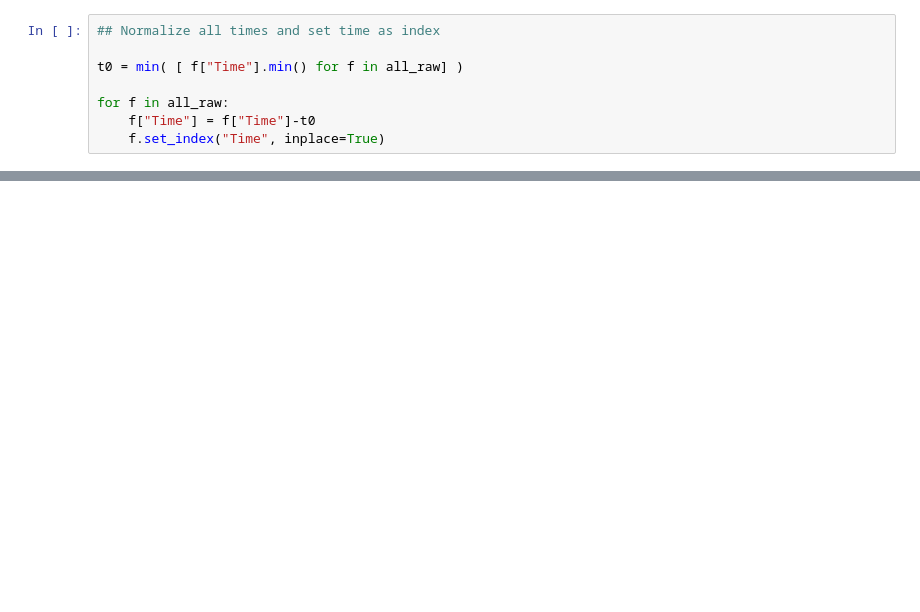
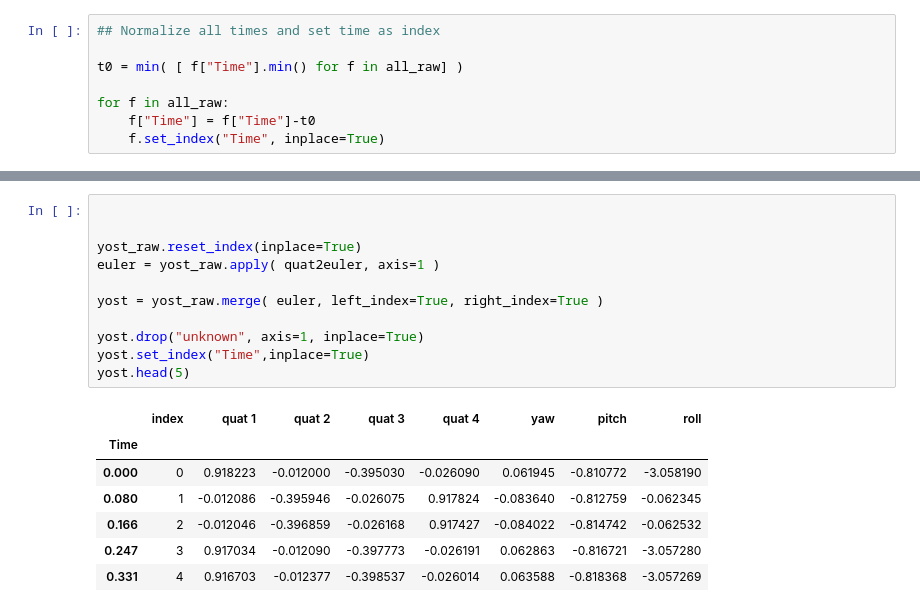
Before and after one commit to amarburg/covis_imu_analysis, a Jupyter notebook: imu_analysis.ipynb, the cells around one changed output, grey strips where cells are left out. Cells and saved outputs as stored; diff of their text form; blank space fills up the shorter version.

```diff
--- a/imu_analysis.ipynb
+++ b/imu_analysis.ipynb
@@ -61,0 +87,19 @@ yost_raw.head(5)
+# %%
+
+
+yost_raw.reset_index(inplace=True)
+euler = yost_raw.apply( quat2euler, axis=1 )
+
+yost = yost_raw.merge( euler, left_index=True, right_index=True )
+
+yost.drop("unknown", axis=1, inplace=True)
+yost.set_index("Time",inplace=True)
+yost.head(5)
+# %% [output]
+|  | index | quat 1 | quat 2 | quat 3 | quat 4 | yaw | pitch | roll |
+| Time |  |  |  |  |  |  |  |  |
+| 0.000 | 0 | 0.918223 | -0.012000 | -0.395030 | -0.026090 | 0.061945 | -0.810772 | -3.058190 |
+| 0.080 | 1 | -0.012086 | -0.395946 | -0.026075 | 0.917824 | -0.083640 | -0.812759 | -0.062345 |
+| 0.166 | 2 | -0.012046 | -0.396859 | -0.026168 | 0.917427 | -0.084022 | -0.814742 | -0.062532 |
+| 0.247 | 3 | 0.917034 | -0.012090 | -0.397773 | -0.026191 | 0.062863 | -0.816721 | -3.057280 |
+| 0.331 | 4 | 0.916703 | -0.012377 | -0.398537 | -0.026014 | 0.063588 | -0.818368 | -3.057269 |
```
Also changed, not shown: parts of 10 cells of this notebook.
